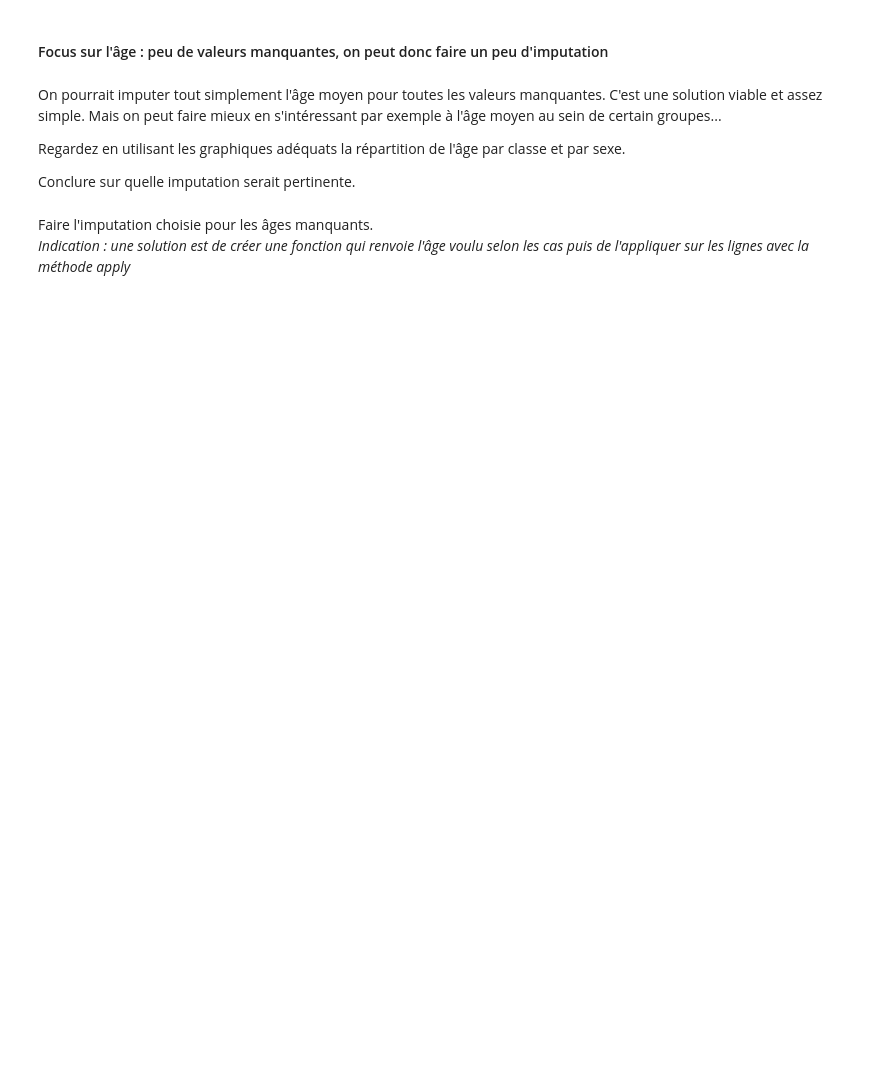
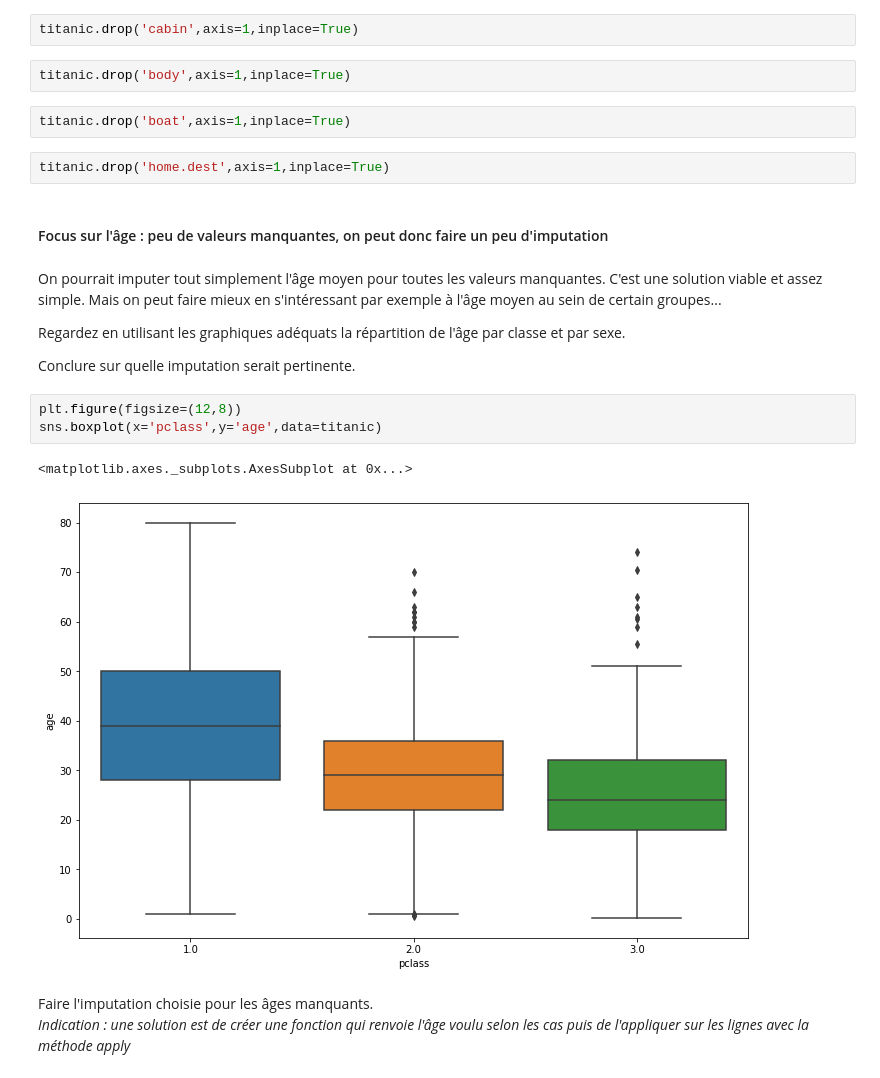
Before and after one commit to DROMZEE/titanic, a Jupyter notebook: Régression_logistique_Titanic.ipynb, the cells around one changed output. Saved outputs shown, nothing was run; the diff lists cells and outputs as text; blank space fills up the shorter version.

```diff
--- a/Régression_logistique_Titanic.ipynb
+++ b/Régression_logistique_Titanic.ipynb
@@ -115,3 +168,11 @@ msno.heatmap(titanic)
+# %%
+titanic.drop('cabin',axis=1,inplace=True)
+# %%
+titanic.drop('body',axis=1,inplace=True)
+# %%
+titanic.drop('boat',axis=1,inplace=True)
+# %%
+titanic.drop('home.dest',axis=1,inplace=True)
 # %% [markdown]
 #### Focus sur l'âge : peu de valeurs manquantes, on peut donc faire un peu d'imputation
 # %% [markdown]
@@ -120,6 +181,12 @@ On pourrait imputer tout simplement l'âge moyen pour toutes les valeurs manquan
 Regardez en utilisant les graphiques adéquats la répartition de l'âge par classe et par sexe.
 
 Conclure sur quelle imputation serait pertinente.
+# %%
+plt.figure(figsize=(12,8))
+sns.boxplot(x='pclass',y='age',data=titanic)
+# %% [output]
+<matplotlib.axes._subplots.AxesSubplot at 0x...>
+[figure, added]
 # %% [markdown]
 Faire l'imputation choisie pour les âges manquants.
 _Indication : une solution est de créer une fonction qui renvoie l'âge voulu selon les cas puis de l'appliquer sur les lignes avec la méthode apply_
```
Also changed, not shown: parts of 16 cells of this notebook.
